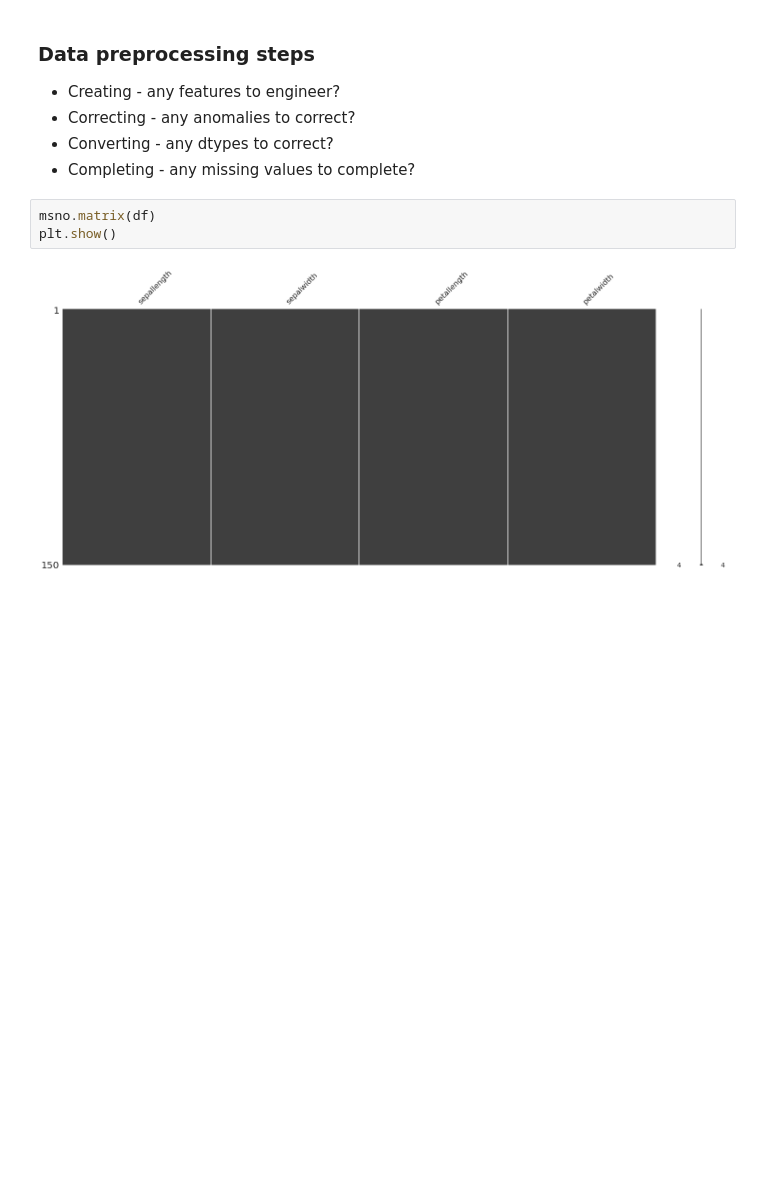
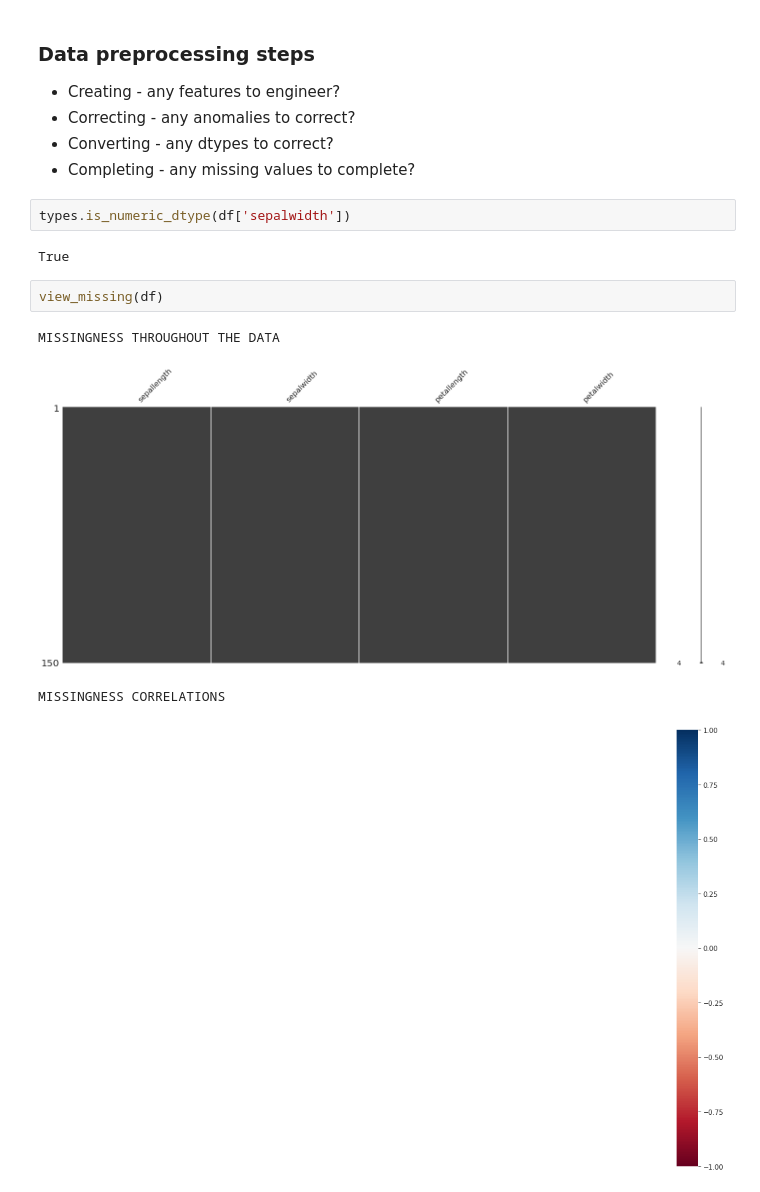
Before and after one commit to csanry/aml, a Jupyter notebook: notebooks/template.ipynb, the cells around one changed output. Saved outputs shown, nothing was run; the diff lists cells and outputs as text; blank space fills up the shorter version.

```diff
--- a/notebooks/template.ipynb
+++ b/notebooks/template.ipynb
@@ -77,10 +64,16 @@ memory usage: 4.8 KB
 - Correcting - any anomalies to correct?
 - Converting - any dtypes to correct?
 - Completing - any missing values to complete?
-# %%
-msno.matrix(df)
-plt.show()
-# %% [output]
-[figure, removed]
+# %%
+types.is_numeric_dtype(df['sepalwidth'])
+# %% [output]
+True
+# %%
+view_missing(df)
+# %% [output]
+MISSINGNESS THROUGHOUT THE DATA
+[figure, added]
+MISSINGNESS CORRELATIONS
+[figure, added]
 # %%
 # try to use type hinting where possible so as to prevent unintended behaviour
```
Also changed, not shown: parts of 14 cells of this notebook.
